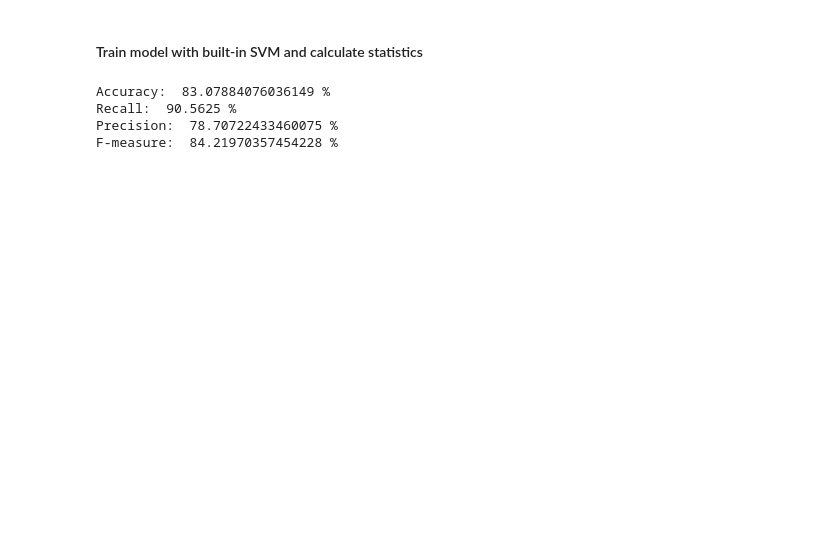
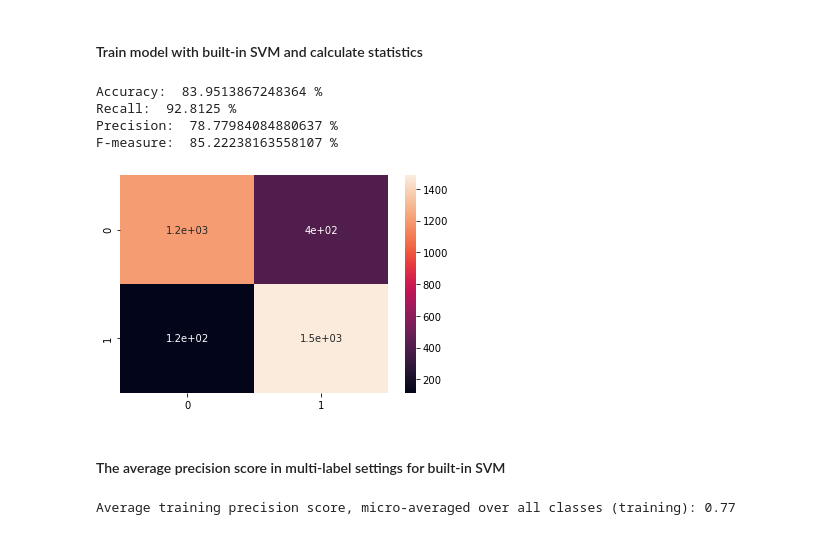
Before and after one commit to sallahbaksh/Stroke-EDA-Predictor, a Jupyter notebook: SVM.ipynb, the cells around one changed output. Drawn from its saved outputs; the diff is of its cells as text; code cells hidden in the pictures; blank space fills up the shorter version.

```diff
--- a/SVM.ipynb
+++ b/SVM.ipynb
@@ -287,22 +338,49 @@ F-measure:  80.16651798988998 %
 # %%
 # train model
 svc = SVC()
 svc.fit(X_train, y_train)
 
 y_test_pred = svc.predict(X_test)
 
 # calculate statistics
 accuracy_ = accuracy_score(y_test, y_test_pred)
 recall_ = recall_score(y_test, y_test_pred)
 precision_ = precision_score(y_test, y_test_pred, zero_division=0)
 f_measure_ = f1_score(y_test, y_test_pred)
 
 print("Accuracy: ", accuracy_ * 100, "%")
 print("Recall: ", recall_ * 100, "%")
 print("Precision: ", precision_ * 100, "%")
 print("F-measure: ", f_measure_ * 100, "%")
+
+sns.heatmap(confusion_matrix(y_test, y_test_pred), annot=True)
+plt.show()
 # %% [output]
-Accuracy:  83.07884076036149 %
-Recall:  90.5625 %
-Precision:  78.70722433460075 %
-F-measure:  84.21970357454228 %
+Accuracy:  83.9513867248364 %
+Recall:  92.8125 %
+Precision:  78.77984084880637 %
+F-measure:  85.22238163558107 %
+[figure, added]
+# %% [markdown]
+#### The average precision score in multi-label settings for built-in SVM
+# %%
+# https://scikit-learn.org/stable/auto_examples/model_selection/plot_precision_recall.html
+
+y_test_pred_binarized = label_binarize(y_test_pred, classes=labels)
+n_classes_ = y_test_pred_binarized.shape[1]
+
+# For each class
+precision_ = dict()
+recall_ = dict()
+average_precision_ = dict()
+for i in range(n_classes_):
+    precision_[i], recall_[i], _ = precision_recall_curve(y_test_binarized[:, i], y_test_pred_binarized[:, i])
+    average_precision_[i] = average_precision_score(y_test_binarized[:, i], y_test_pred_binarized[:, i])
+
+# A "micro-average": quantifying score on all classes jointly
+precision_["micro"], recall_["micro"], _ = precision_recall_curve(y_test_binarized.ravel(), y_test_pred_binarized.ravel())
+average_precision_["micro"] = average_precision_score(y_test_binarized, y_test_pred_binarized, average="micro")
+
+print('Average training precision score, micro-averaged over all classes (training): {0:0.2f}'.format(average_precision_["micro"]))
+# %% [output]
+Average training precision score, micro-averaged over all classes (training): 0.77
```
Also changed, not shown: parts of 12 cells of this notebook.
